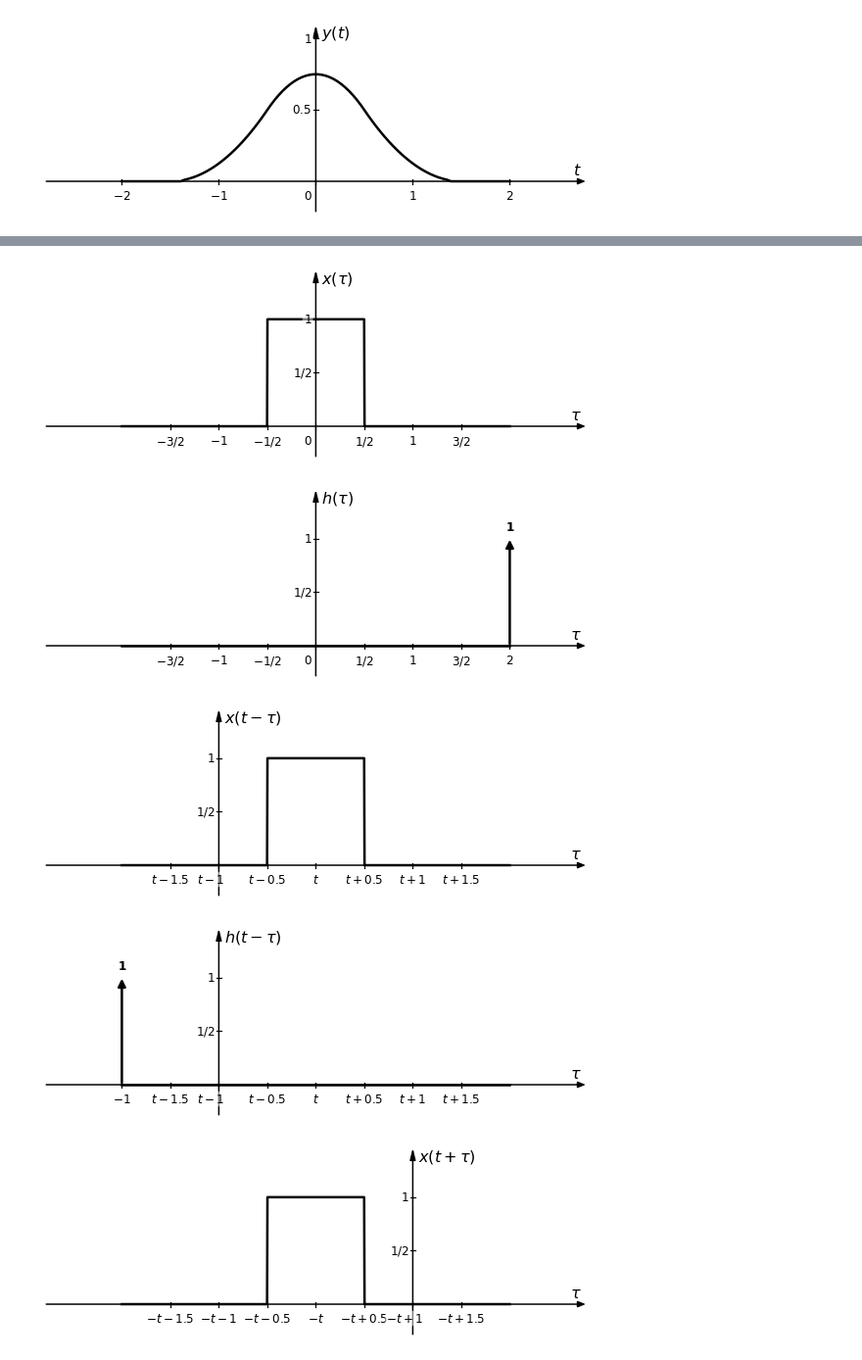
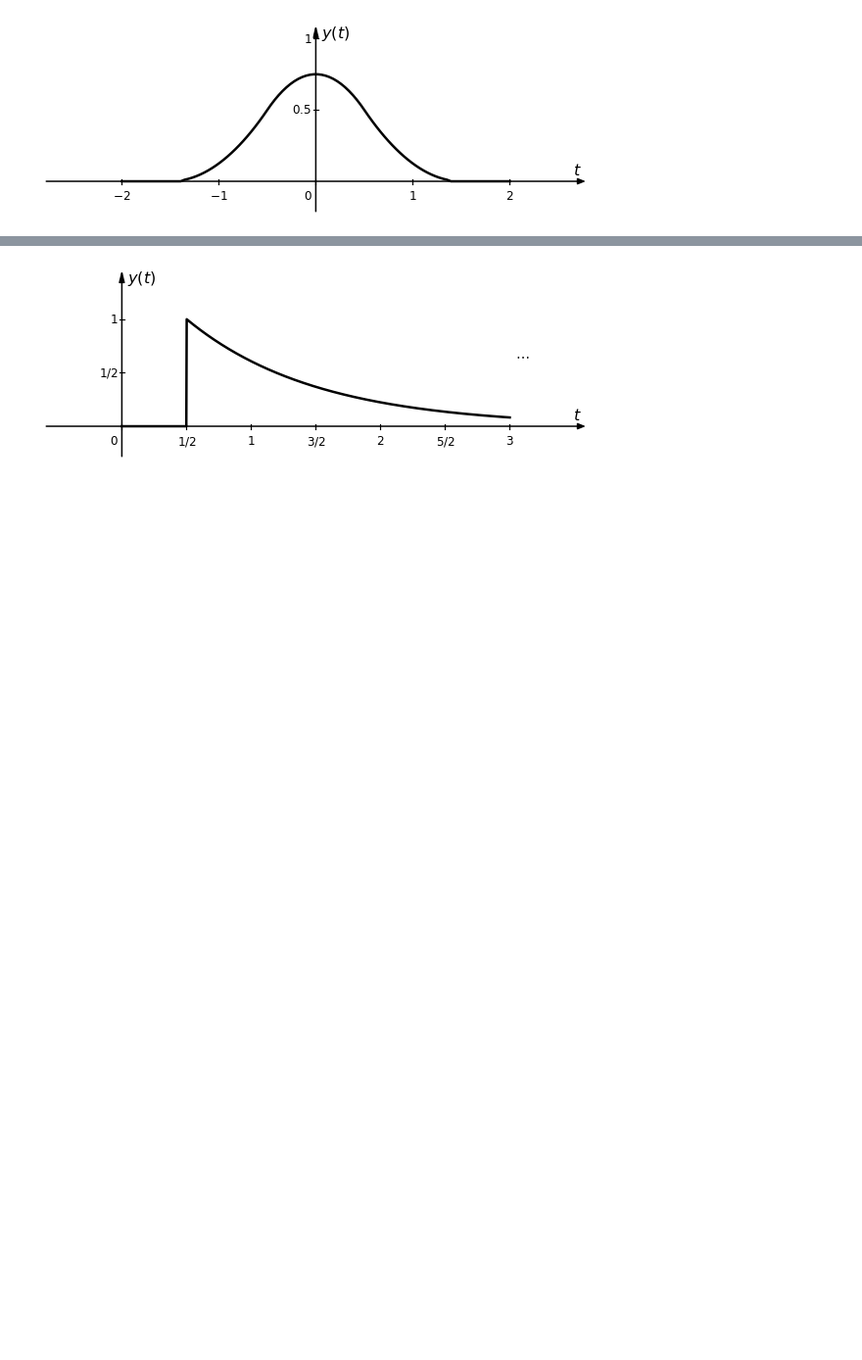
Before and after one commit to miguelmartfern/BlockDiagrams, a Jupyter notebook: docs/notebooks/signal_examples.ipynb, the cells around one changed output, grey strips where cells are left out. Shown: that part at 98% size. Saved outputs shown, nothing was run; the diff lists cells and outputs as text; code cells hidden in the pictures; blank space fills up the shorter version.

```diff
--- a/docs/notebooks/signal_examples.ipynb
+++ b/docs/notebooks/signal_examples.ipynb
@@ -510,22 +491,11 @@ sp.plot_convolution_result("x", "h", num_points=200)
 # %%
 from signalblocks import SignalPlotter
 
-sp = SignalPlotter(horiz_range=(-2, 2), xticks=[-1.5, -1, -0.5, 0, 0.5, 1, 1.5], fraction_ticks=True)
+sp = SignalPlotter(horiz_range=(-0, 3), xticks_delta=0.5, fraction_ticks=True)
 
 sp.add_signal("x(t)=exp(-t)*u(t)")
-sp.add_signal("h(t)=delta(t-1)")
+sp.add_signal("h(t)=delta(t-0.5)")
 
-# Paso 1: Ver los pasos intermedios para t=1
-sp.plot_convolution_steps("x", "h", t_val=1)
-
-# Paso 2: Ver solo una señal modificada
-sp.plot_convolution_view("x(tau+t)", t_val=2)
-
-# Paso 3: Ver la convolución completa
-sp.plot_convolution_result("x", "h", num_points=200)
+sp.plot_convolution_result("x", "h")
 # %% [output]
-[figure, old version]
+[figure, new version]
-[figure, removed]
-[figure, removed]
-[figure, removed]
-[figure, removed]
```
Also changed, not shown: parts of 3 cells of this notebook, 11 other files.
